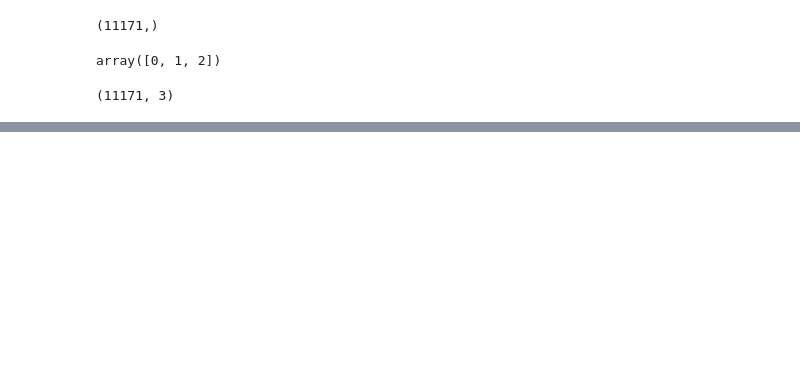
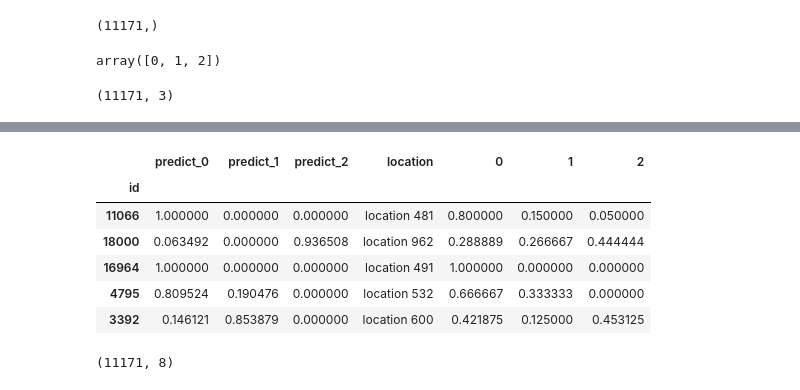
Before and after one commit to emmygold1/kaggle_proj, a Jupyter notebook: telstra/random_forest.ipynb, the cells around one changed output, grey strips where cells are left out. Cells and saved outputs as stored; diff of their text form; code cells hidden in the pictures; blank space fills up the shorter version.

```diff
--- a/telstra/random_forest.ipynb
+++ b/telstra/random_forest.ipynb
@@ -73,0 +103,2 @@ submit.to_csv('randomforest1.csv', index=False)
+# %%
+submit = pd.merge(submit, test.loc[:, ['id', 'location']], on='id', how='left')
@@ -73,0 +114,16 @@ submit.to_csv('randomforest1.csv', index=False)
+# %%
+fault_location = pd.read_csv('fault_severity_frac.csv', index_col=[0])
+# %%
+fault_location = fault_location.reset_index()
+# %%
+submit2 = pd.merge(submit, fault_location, on='location', how='left')
+# %%
+submit2.head()
+# %% [output]
+|  | predict_0 | predict_1 | predict_2 | location | 0 | 1 | 2 |
+| id |  |  |  |  |  |  |  |
+| 11066 | 1.000000 | 0.000000 | 0.000000 | location 481 | 0.800000 | 0.150000 | 0.050000 |
+| 18000 | 0.063492 | 0.000000 | 0.936508 | location 962 | 0.288889 | 0.266667 | 0.444444 |
+| 16964 | 1.000000 | 0.000000 | 0.000000 | location 491 | 1.000000 | 0.000000 | 0.000000 |
+| 4795 | 0.809524 | 0.190476 | 0.000000 | location 532 | 0.666667 | 0.333333 | 0.000000 |
+| 3392 | 0.146121 | 0.853879 | 0.000000 | location 600 | 0.421875 | 0.125000 | 0.453125 |
@@ -73,0 +132,4 @@ submit.to_csv('randomforest1.csv', index=False)
+# %%
+submit2.shape
+# %% [output]
+(11171, 8)
```
Also changed, not shown: parts of 17 cells of this notebook, 1 other file.
